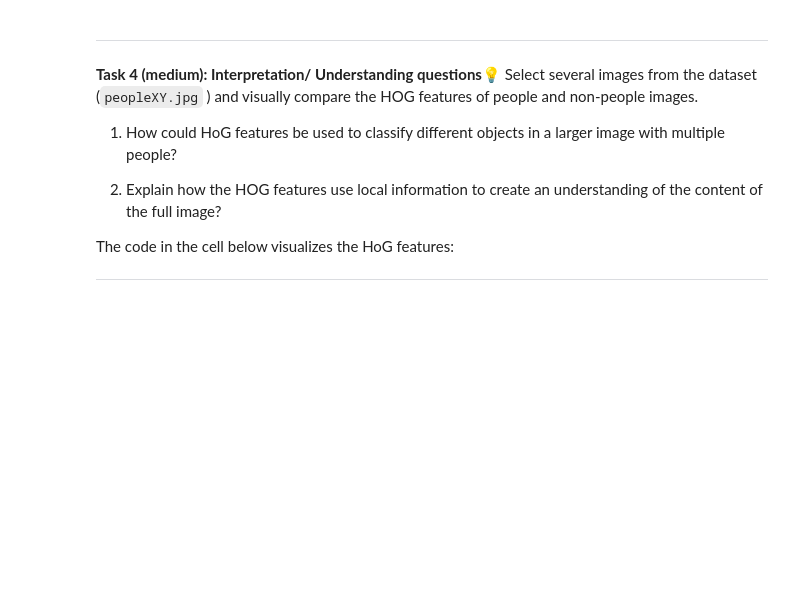
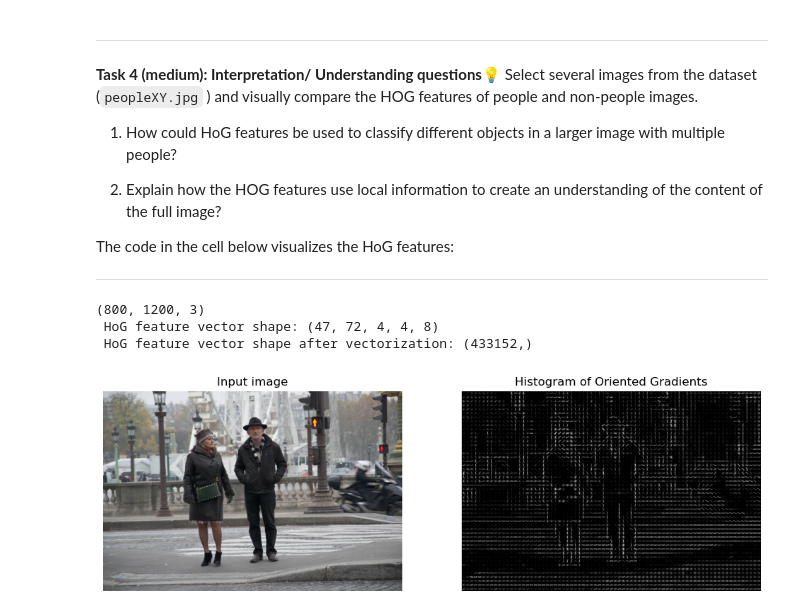
Before and after one commit to hannahcandersen/iml_exercises, a Jupyter notebook: week9/03-hog.ipynb, the cells around one changed output. Saved outputs shown, nothing was run; the diff lists cells and outputs as text; code cells hidden in the pictures; blank space fills up the shorter version.

```diff
--- a/week9/03-hog.ipynb
+++ b/week9/03-hog.ipynb
@@ -205,7 +260,7 @@ The code in the cell below visualizes the HoG features:
 ---
 # %%
 # load new image
-fn =  "./data/people01.jpg"
+fn =  "./data/people03.jpg"
 image = plt.imread(fn)
 print(image.shape)
 
@@ -218,31 +273,36 @@ cells_per_block = 4
 (fd, hog_feat) = hog(
     image,
     orientations=bins,
     pixels_per_cell=(pixels_per_cell, pixels_per_cell),
     cells_per_block=(cells_per_block, cells_per_block),
     block_norm="L2",
     visualize=True,
     feature_vector=False,
     channel_axis=-1
 )
 hog_feat = hog_feat.astype("uint8")
 
 
 print(f' HoG feature vector shape: {fd.shape}')
 print(f' HoG feature vector shape after vectorization: {fd.reshape(-1).shape}')
 
 fig, (ax1, ax2) = plt.subplots(1, 2, figsize=(12, 4), sharex=True, sharey=True)
 
 ax1.axis('off')
 ax1.imshow(image, cmap=plt.cm.gray)
 ax1.set_title('Input image')
 
 # Rescale histogram for better display
 hog_image_rescaled = exposure.rescale_intensity(hog_feat, in_range=(0, 10))
 
 ax2.axis('off')
 ax2.imshow(hog_image_rescaled, cmap=plt.cm.gray)
 ax2.set_title('Histogram of Oriented Gradients')
 
 plt.show()
+# %% [output]
+(800, 1200, 3)
+ HoG feature vector shape: (47, 72, 4, 4, 8)
+ HoG feature vector shape after vectorization: (433152,)
+[figure, added]
 # %%
```
Also changed, not shown: parts of 6 cells of this notebook.
